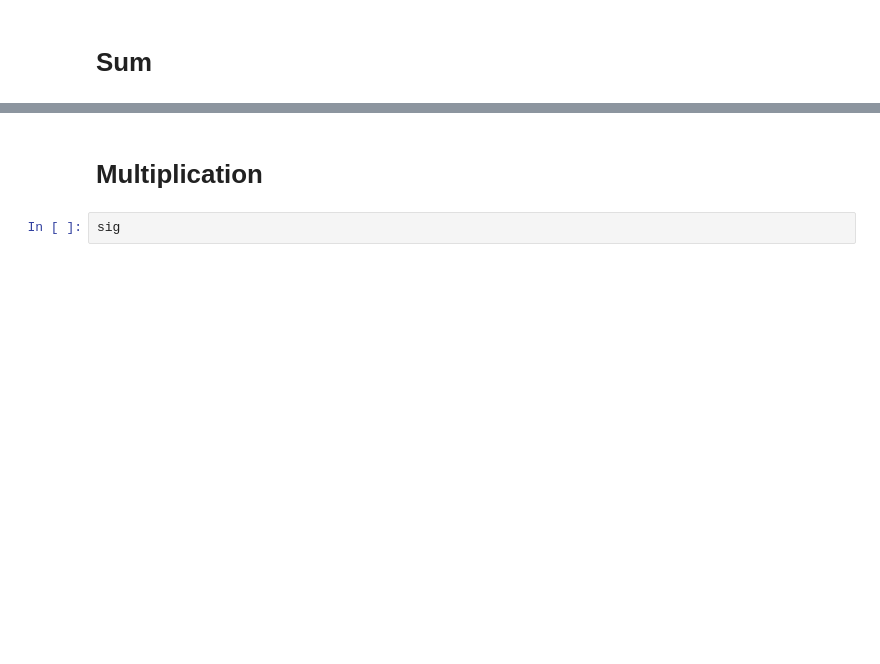
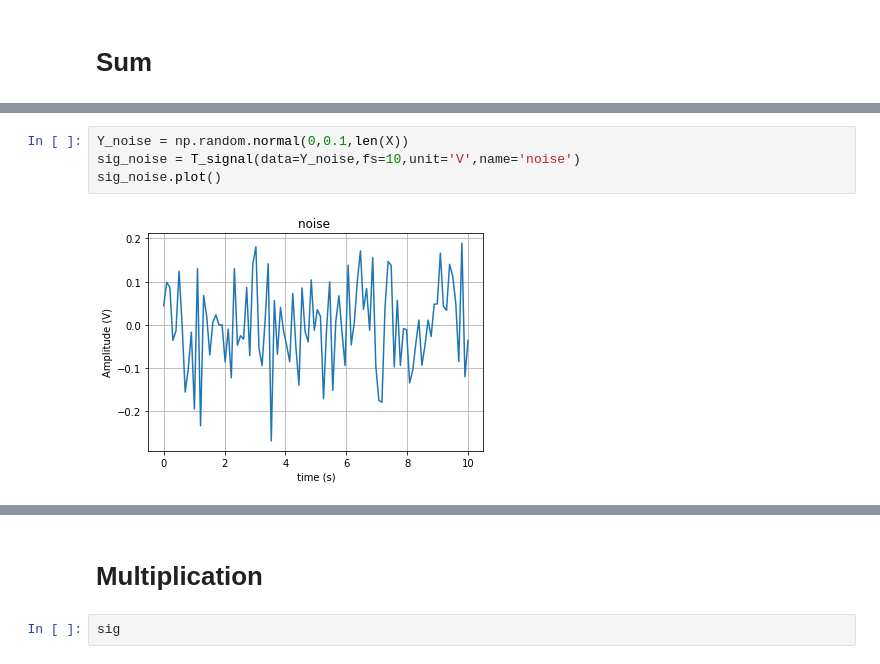
Before and after one commit to Octavius26/Data_analysis, a Jupyter notebook: demo.ipynb, the cells around one changed output, grey strips where cells are left out. Saved outputs shown, nothing was run; the diff lists cells and outputs as text; blank space fills up the shorter version.

```diff
--- a/demo.ipynb
+++ b/demo.ipynb
@@ -81,0 +63,6 @@ print(type(sig0))
+# %%
+Y_noise = np.random.normal(0,0.1,len(X))
+sig_noise = T_signal(data=Y_noise,fs=10,unit='V',name='noise')
+sig_noise.plot()
+# %% [output]
+[figure, added]
```
Also changed, not shown: parts of 18 cells of this notebook, 1 other file.
